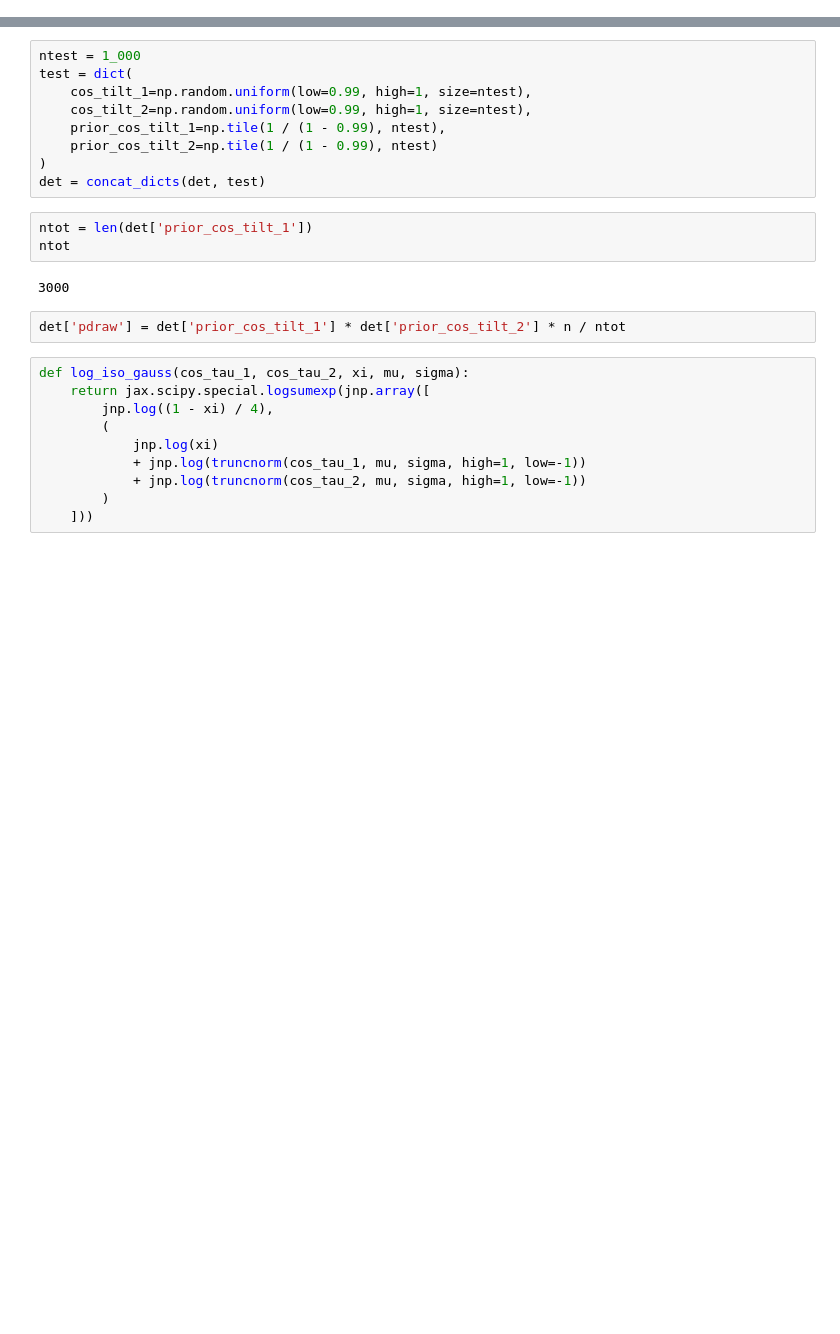
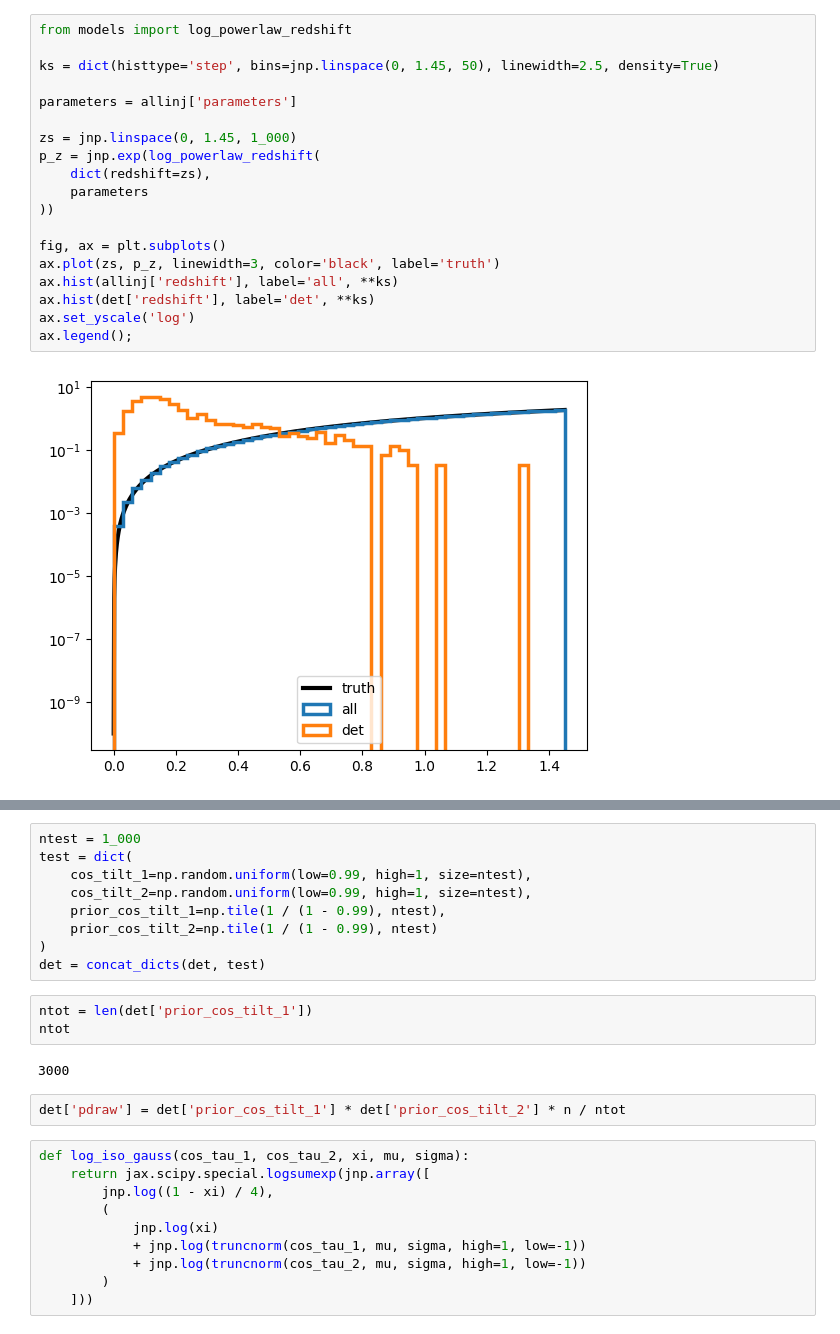
Before and after one commit to noahewolfe/tilts-and-kicks, a Jupyter notebook: code/03-reweighting-efficiency.ipynb, the cells around one changed output, grey strips where cells are left out. Cells and saved outputs as stored; diff of their text form; blank space fills up the shorter version.

```diff
--- a/code/03-reweighting-efficiency.ipynb
+++ b/code/03-reweighting-efficiency.ipynb
@@ -14,0 +111,21 @@ from util import concat_dicts
+# %%
+from models import log_powerlaw_redshift
+
+ks = dict(histtype='step', bins=jnp.linspace(0, 1.45, 50), linewidth=2.5, density=True)
+
+parameters = allinj['parameters']
+
+zs = jnp.linspace(0, 1.45, 1_000)
+p_z = jnp.exp(log_powerlaw_redshift(
+    dict(redshift=zs),
+    parameters
+))
+
+fig, ax = plt.subplots()
+ax.plot(zs, p_z, linewidth=3, color='black', label='truth')
+ax.hist(allinj['redshift'], label='all', **ks)
+ax.hist(det['redshift'], label='det', **ks)
+ax.set_yscale('log')
+ax.legend();
+# %% [output]
+[figure, added]
```
Also changed, not shown: parts of 11 cells of this notebook.
